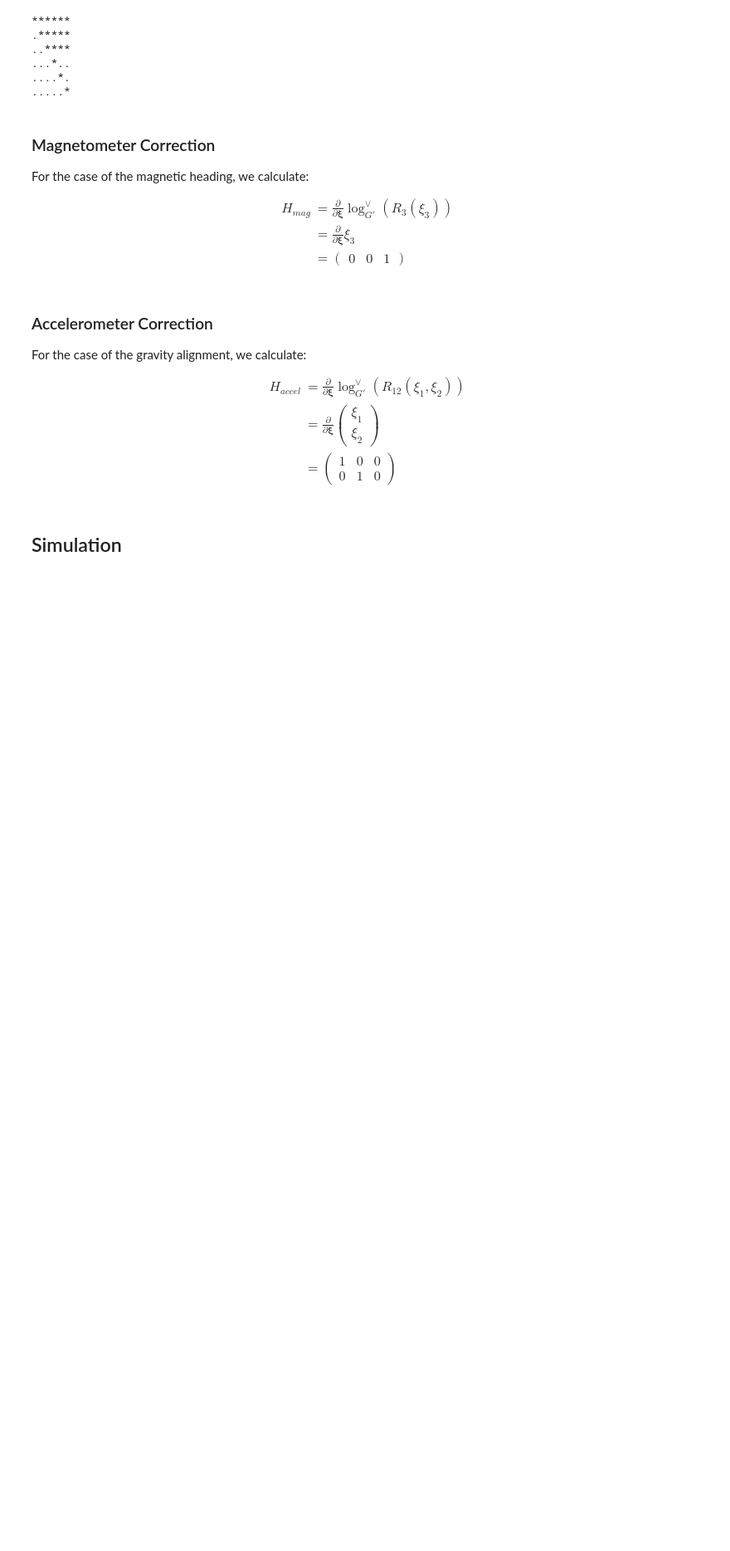
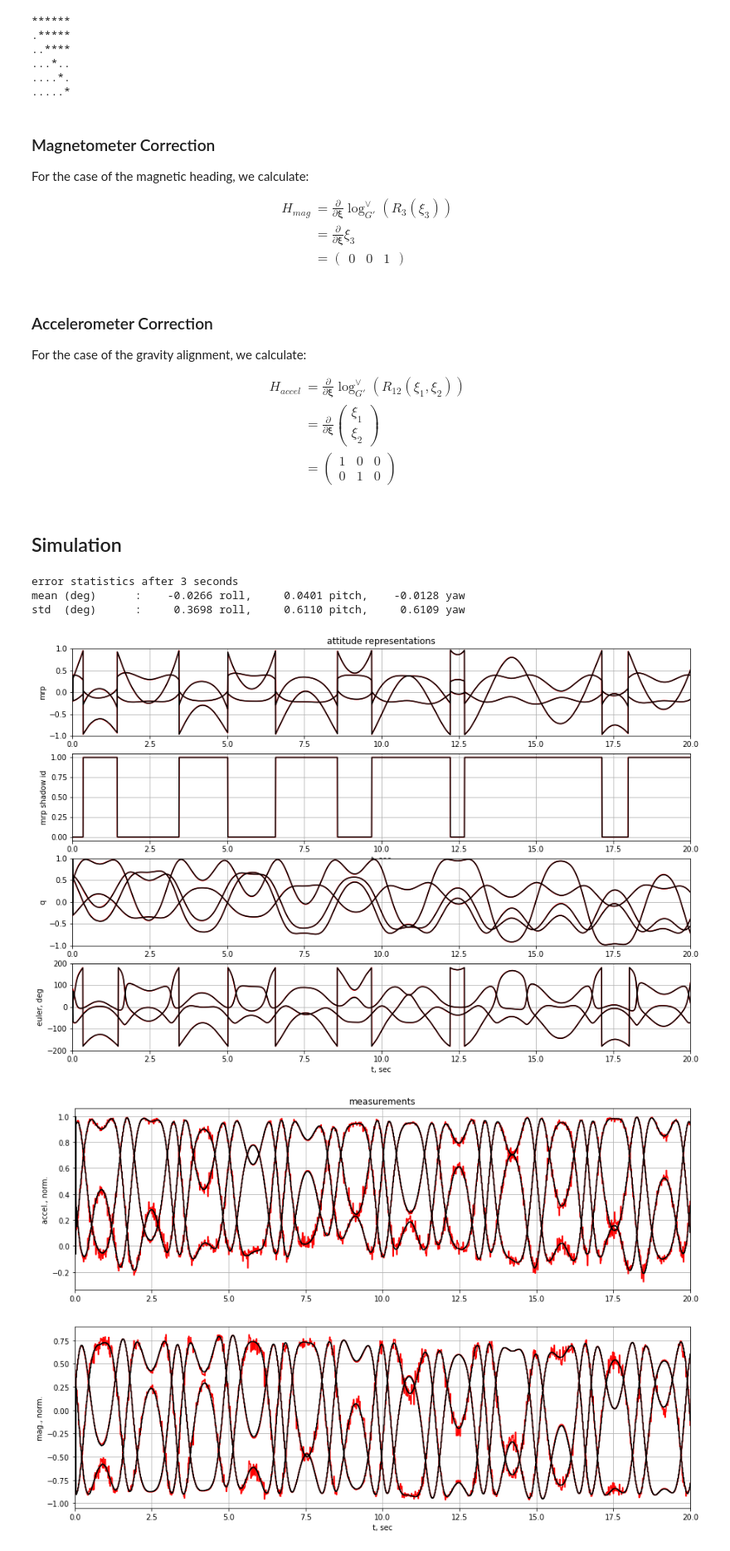
Before and after one commit to CogniPilot/pyecca, a Jupyter notebook: notebooks/AttitudeLGIEKF.ipynb, the cells around one changed output. Shown at 83% size. Saved outputs shown, nothing was run; the diff lists cells and outputs as text; code cells hidden in the pictures; blank space fills up the shorter version.

```diff
--- a/notebooks/AttitudeLGIEKF.ipynb
+++ b/notebooks/AttitudeLGIEKF.ipynb
@@ -493,37 +492,42 @@ def f_omega(t):
     return 1*np.array([0.1, 0.2, 0.3]) + 3*np.cos(2*np.pi*0.3*t)
 
 sim_params = {
     # sampling
     't': 0,
     'tf': 20,
     'dt': 0.005, # 200 Hz
     'mod_accel': 4, # 50 Hz
     'mod_mag': 4, # 50 Hz
     'mag_delay_periods': 0,  # simulates measurement lag
     'accel_delay_periods': 0,  # simulates measurement lag
     'max_delay_periods': 10,
 
     # measurement noise
     'accel_sqrt_N': 0.005,  # accel sqrt of noise power
     'mag_sqrt_N': 0.01, # mag sqrt of noise power
 
     # initial uncertainty
-    'std0_att': 1.0,
-    'std0_bias': 1.0,  # best to set to zero initially to limit initial drift when high att. error.
-    # due to initial dependence on trajectory
+    'std0_att': 3.0,
+    'std0_bias': 0.1,
 
     # process noise
     'std_w_att': 0.001, # main tuning parameter
-    'std_w_bias': 0.000,
+    'std_w_bias': 0.0001,
 
-    # disturbance
+    # angular velocity function
     'f_omega': f_omega,
 
-    # initial conditions
-    'x0': 1*np.array([0.4, -0.2, 0.3, 0.5, 0, -0.5]),
+    # initial conditions for simulated rigid body
+    'x0': 1*np.array([0.4, -0.2, 0.3, 0.1, 0, -0.1]),
 }
 
 
 hist = sim(func, sim_params)
 analyze_hist(hist)
 plot_hist(hist)
+# %% [output]
+error statistics after 3 seconds
+mean (deg)      :    -0.0266 roll,     0.0401 pitch,    -0.0128 yaw
+std  (deg)      :     0.3698 roll,     0.6110 pitch,     0.6109 yaw
+[figure, added]
+[figure, added]
```
Also changed, not shown: parts of 2 cells of this notebook.
